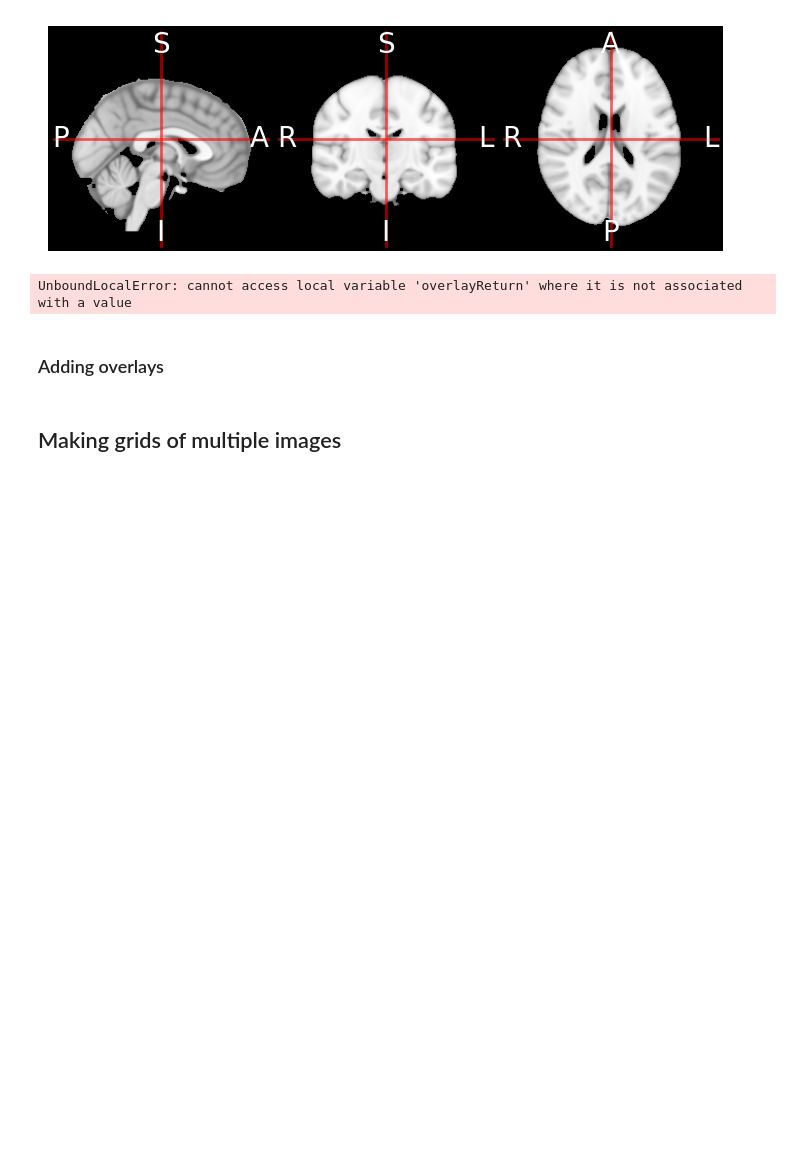
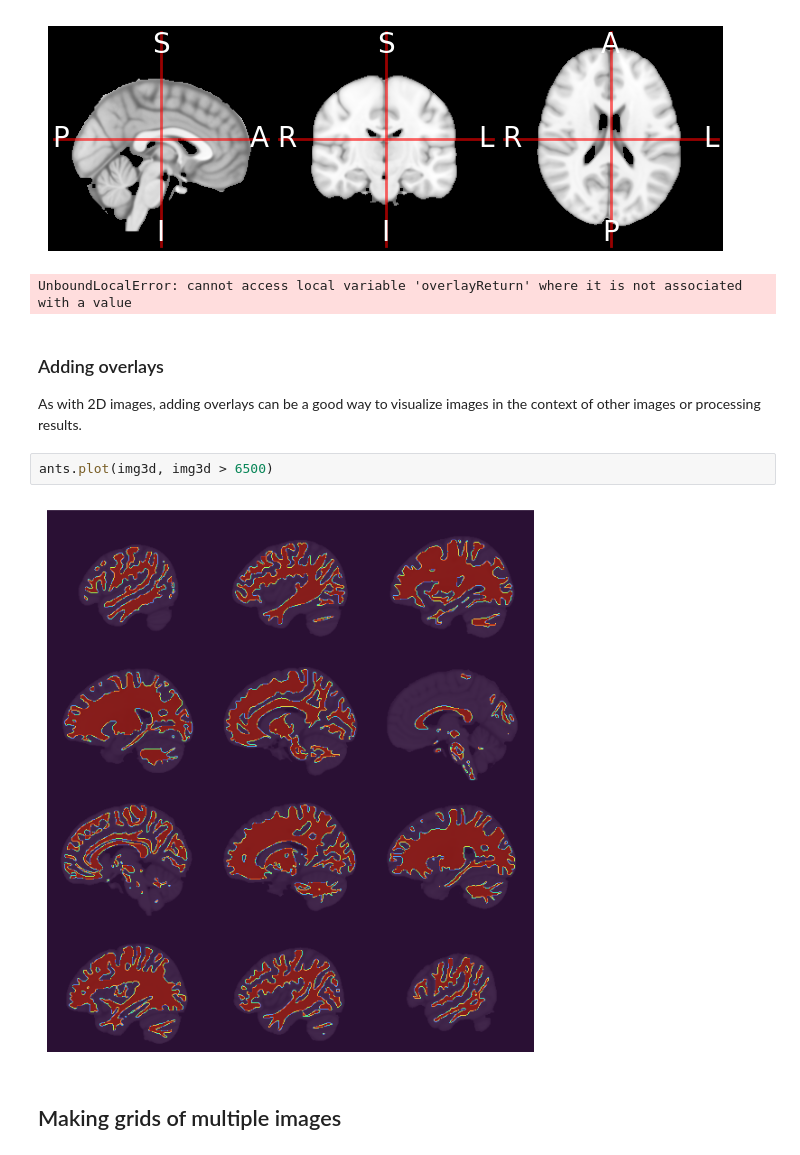
Before and after one commit to nitrain/book, a Jupyter notebook: book/01-05.ipynb, the cells around one changed output. Cells and saved outputs as stored; diff of their text form; blank space fills up the shorter version.

```diff
--- a/book/01-05.ipynb
+++ b/book/01-05.ipynb
@@ -51,8 +64,14 @@ ants.plot_ortho(img3d, flat=True)
 # %% [output]
 [figure]
 UnboundLocalError: cannot access local variable 'overlayReturn' where it is not associated with a value
-# %% [markdown]
-### Adding overlays
+# %% [markdown]
+### Adding overlays
+
+As with 2D images, adding overlays can be a good way to visualize images in the context of other images or processing results.
+# %%
+ants.plot(img3d, img3d > 6500)
+# %% [output]
+[figure, added]
 # %% [markdown]
 ## Making grids of multiple images
 # %% [markdown]
```
Also changed, not shown: parts of 4 cells of this notebook, 1 other file.
